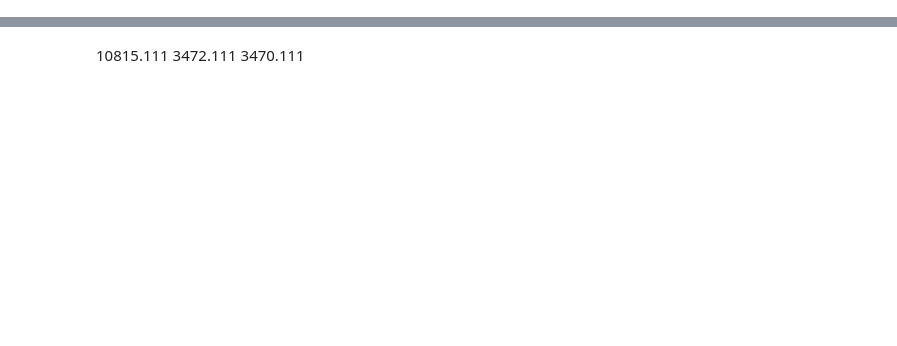
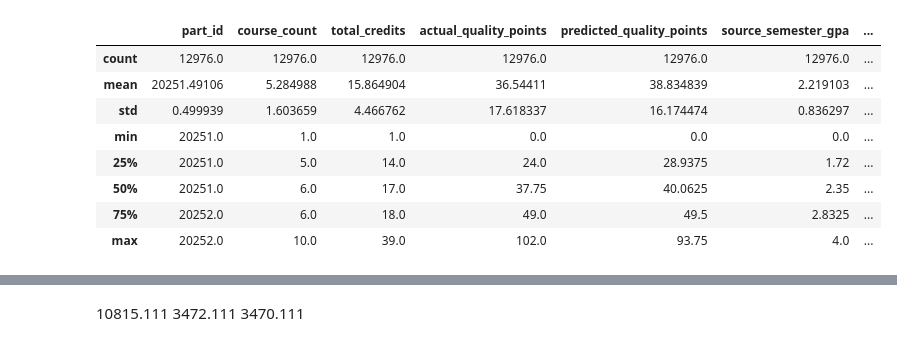
Before and after one commit to ShrkoXIII/Academic_Advisor_Simple, a Jupyter notebook: notebooks/s.ipynb, the cells around one changed output, grey strips where cells are left out. Drawn from its saved outputs; the diff is of its cells as text; code cells hidden in the pictures; blank space fills up the shorter version.

```diff
--- a/notebooks/s.ipynb
+++ b/notebooks/s.ipynb
@@ -4,2 +5,14 @@ df=pd.read_parquet(r'D:\AI\Real projects\Academic_Advisor_Simple\data\raw\v_acs_
 # %%
 pd.set_option('display.max_columns',100)
+# %%
+df.describe()
+# %% [output]
+|  | part_id | course_count | total_credits | actual_quality_points | predicted_quality_points | source_semester_gpa | ... |
+| count | 12976.0 | 12976.0 | 12976.0 | 12976.0 | 12976.0 | 12976.0 | ... |
+| mean | 20251.49106 | 5.284988 | 15.864904 | 36.54411 | 38.834839 | 2.219103 | ... |
+| std | 0.499939 | 1.603659 | 4.466762 | 17.618337 | 16.174474 | 0.836297 | ... |
+| min | 20251.0 | 1.0 | 1.0 | 0.0 | 0.0 | 0.0 | ... |
+| 25% | 20251.0 | 5.0 | 14.0 | 24.0 | 28.9375 | 1.72 | ... |
+| 50% | 20251.0 | 6.0 | 17.0 | 37.75 | 40.0625 | 2.35 | ... |
+| 75% | 20252.0 | 6.0 | 18.0 | 49.0 | 49.5 | 2.8325 | ... |
+| max | 20252.0 | 10.0 | 39.0 | 102.0 | 93.75 | 4.0 | ... |
```
Also changed, not shown: parts of 11 cells of this notebook, 14 other files.
